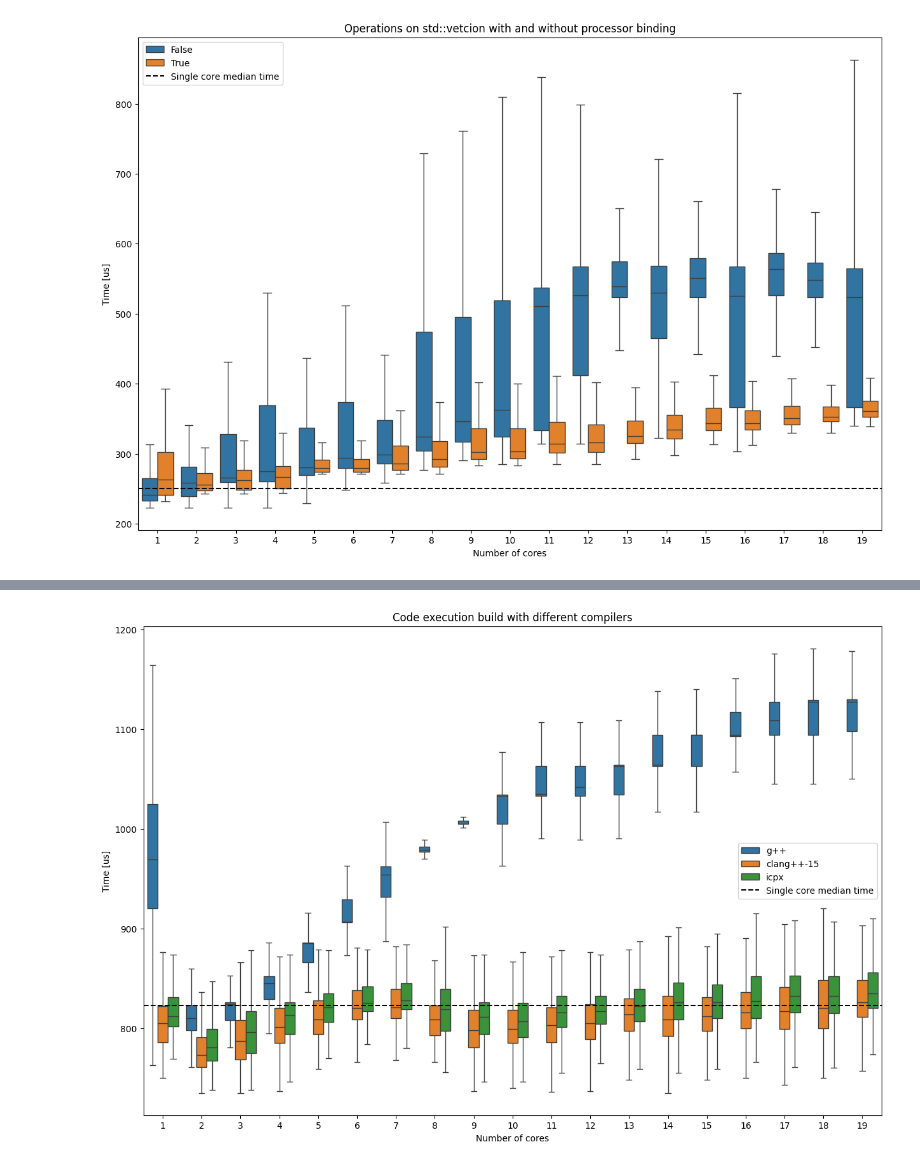
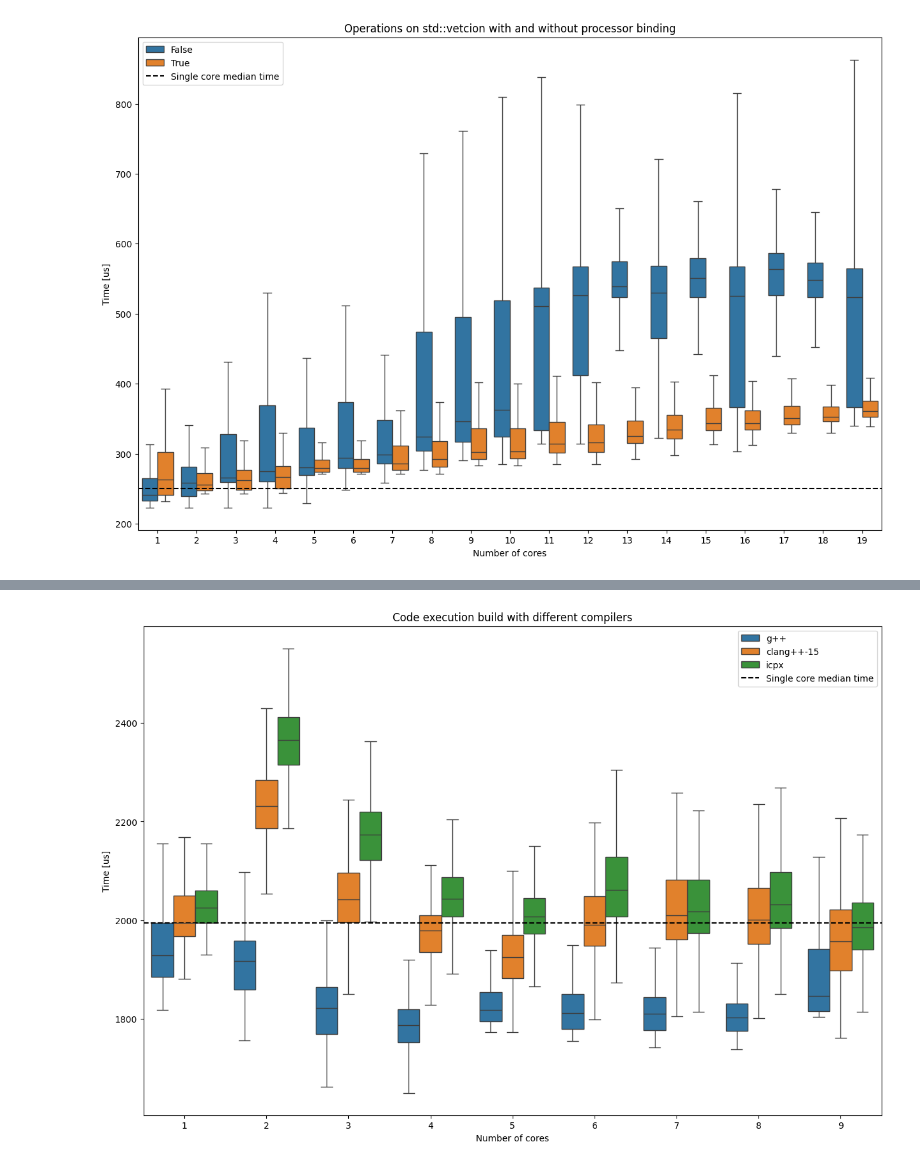
Before and after one commit to Kotochleb/crocoddyl-multithreading-benchmark, a Jupyter notebook: experiments/pure_eigen_openmp/notebooks/pure_eigen_openmp.ipynb, the cells around one changed output, grey strips where cells are left out. Drawn from its saved outputs; the diff is of its cells as text; code cells hidden in the pictures.

```diff
--- a/experiments/pure_eigen_openmp/notebooks/pure_eigen_openmp.ipynb
+++ b/experiments/pure_eigen_openmp/notebooks/pure_eigen_openmp.ipynb
@@ -27,7 +27,7 @@ benchmark_path = "../../../build/g++/experiments/pure_eigen_openmp/pure_eigen_op
 csv_path = "/tmp/bench.csv"
 
 outputs = []
-n_iter = 15
+n_iter = 50
 
 for i in tqdm(range(n_iter)):
     for access in ("raw", "pointers"):
@@ -251,9 +252,9 @@ build_script_path = "../../../scripts/build.sh"
 csv_path = "/tmp/bench.csv"
 
 outputs = []
-n_iter = 10
+n_iter = 100
 
-for compiler in ["g++", "clang++-11", "icpx"]:
+for compiler in ["g++", "clang++-15", "icpx"]:
     subprocess.call(
         [
             build_script_path,
@@ -264,7 +265,7 @@ for compiler in ["g++", "clang++-11", "icpx"]:
         f"../../../build/{compiler}/experiments/pure_eigen_openmp/pure_eigen_openmp"
     )
     for i in tqdm(range(n_iter)):
-        for cores in range(10, 20):
+        for cores in range(1, 12):
             for proc_bind in [True, False]:
                 environment["OMP_PROC_BIND"] = str(proc_bind).lower()
                 if compiler == "icpx":
@@ -307,29 +314,33 @@ KeyboardInterrupt:
 # %%
 fig, axs = plt.subplots(1, 1, sharex=True)
 fig.set_figheight(10)
 fig.set_figwidth(15)
 
 proc_bind = True
 
+df["parallel"] = df["whole"] - df["single_core"]
+
+y = "whole"
+
 sns.boxplot(
-    data=df[(df["proc_bind"] == proc_bind)],
+    data=df[(df["proc_bind"] == proc_bind) & (df["nthreads"] < 10)],
     x="nthreads",
-    y="time",
+    y=y,
     hue="compiler",
     showfliers=False,
     ax=axs,
 )
 
 df_base = df[df["nthreads"] == 1]
-line = df_base[(df_base["proc_bind"] == proc_bind)]["time"].median()
+line = df_base[(df_base["proc_bind"] == proc_bind)][y].median()
 axs.axhline(y=line, color="k", linestyle="--", label="Single core median time")
 
 axs.set(
     xlabel="Number of cores",
     ylabel="Time [us]",
     title="Code execution build with different compilers",
 )
 
 legend = axs.legend()
 # %% [output]
-[figure, old version]
+[figure, new version]
```
Also changed, not shown: parts of 4 cells of this notebook, 1 other file.
